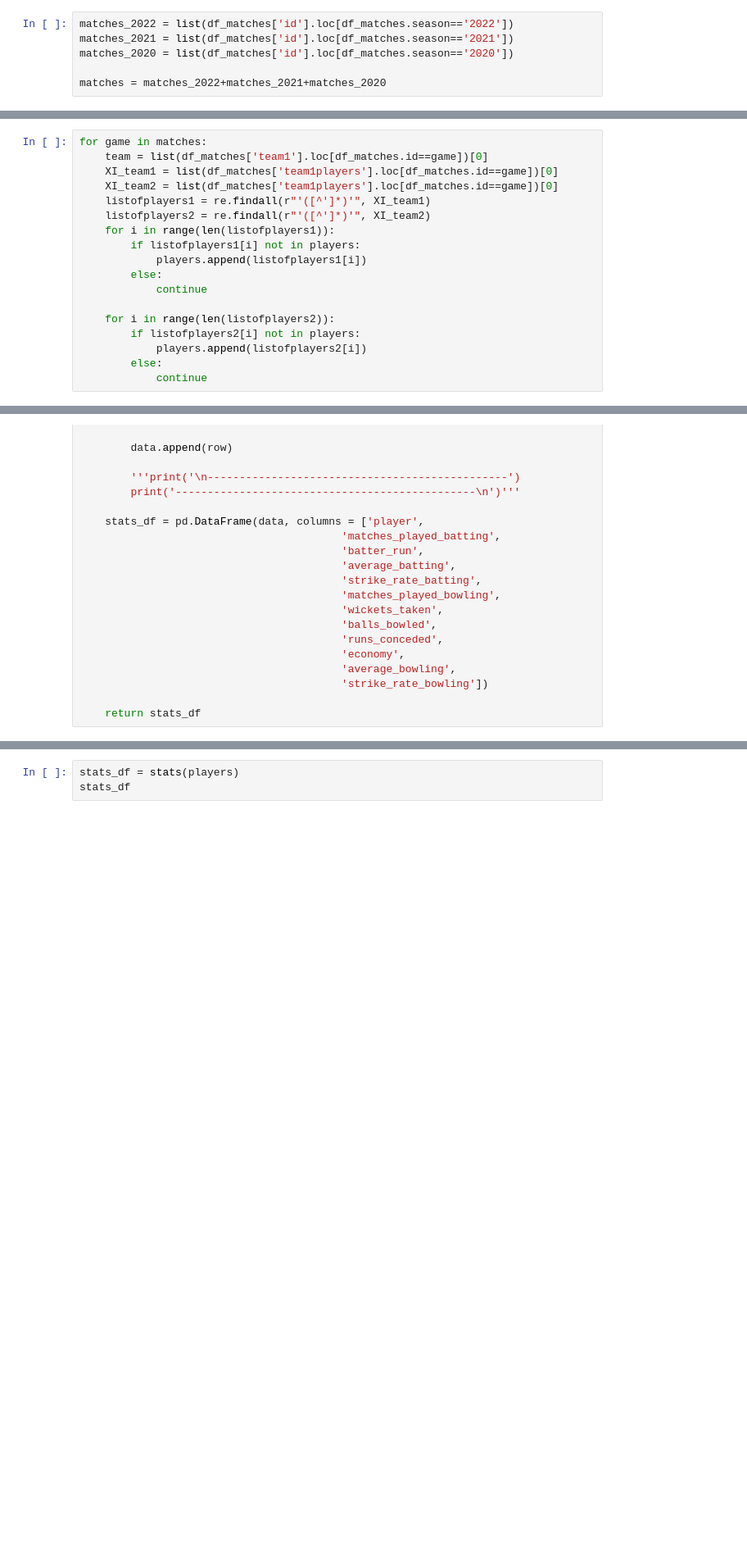
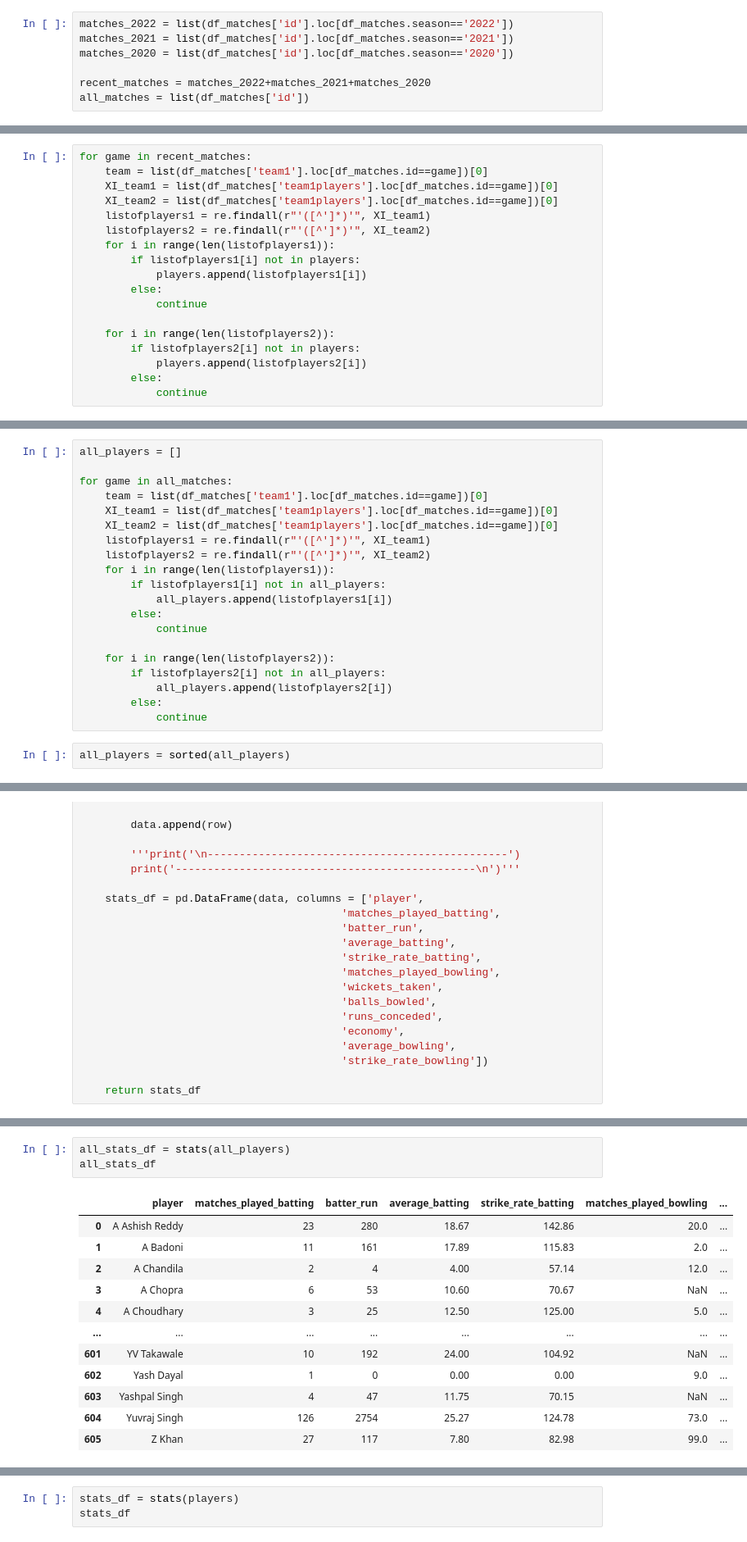
Before and after one commit to TeamEpicProjects/Predictive-Analytics-for-Sports, a Jupyter notebook: Stats_IPL.ipynb, the cells around one changed output, grey strips where cells are left out. Shown: that part at 82% size. Drawn from its saved outputs; the diff is of its cells as text; blank space fills up the shorter version.

```diff
--- a/Stats_IPL.ipynb
+++ b/Stats_IPL.ipynb
@@ -169,7 +179,8 @@ matches_2022 = list(df_matches['id'].loc[df_matches.season=='2022'])
 matches_2021 = list(df_matches['id'].loc[df_matches.season=='2021'])
 matches_2020 = list(df_matches['id'].loc[df_matches.season=='2020'])
 
-matches = matches_2022+matches_2021+matches_2020
+recent_matches = matches_2022+matches_2021+matches_2020
+all_matches = list(df_matches['id'])
 # %%
 teams = ['Rajasthan Royals',
          'Royal Challengers Bangalore',
@@ -184,7 +203,7 @@ teams = ['Rajasthan Royals',
 
 players = []
 # %%
-for game in matches:
+for game in recent_matches:
     team = list(df_matches['team1'].loc[df_matches.id==game])[0]
     XI_team1 = list(df_matches['team1players'].loc[df_matches.id==game])[0]
     XI_team2 = list(df_matches['team1players'].loc[df_matches.id==game])[0]
@@ -203,6 +222,28 @@ for game in matches:
             continue
 # %%
 players=sorted(players)
+# %%
+all_players = []
+
+for game in all_matches:
+    team = list(df_matches['team1'].loc[df_matches.id==game])[0]
+    XI_team1 = list(df_matches['team1players'].loc[df_matches.id==game])[0]
+    XI_team2 = list(df_matches['team1players'].loc[df_matches.id==game])[0]
+    listofplayers1 = re.findall(r"'([^']*)'", XI_team1)
+    listofplayers2 = re.findall(r"'([^']*)'", XI_team2)
+    for i in range(len(listofplayers1)):
+        if listofplayers1[i] not in all_players:
+            all_players.append(listofplayers1[i])
+        else:
+            continue
+
+    for i in range(len(listofplayers2)):
+        if listofplayers2[i] not in all_players:
+            all_players.append(listofplayers2[i])
+        else:
+            continue
+# %%
+all_players = sorted(all_players)
 # %%
 #mydict = {i:players.count(i) for i in players}
 #mydict
@@ -330,0 +372,16 @@ def stats(players):
+# %%
+all_stats_df = stats(all_players)
+all_stats_df
+# %% [output]
+|  | player | matches_played_batting | batter_run | average_batting | strike_rate_batting | matches_played_bowling | ... |
+| 0 | A Ashish Reddy | 23 | 280 | 18.67 | 142.86 | 20.0 | ... |
+| 1 | A Badoni | 11 | 161 | 17.89 | 115.83 | 2.0 | ... |
+| 2 | A Chandila | 2 | 4 | 4.00 | 57.14 | 12.0 | ... |
+| 3 | A Chopra | 6 | 53 | 10.60 | 70.67 | NaN | ... |
+| 4 | A Choudhary | 3 | 25 | 12.50 | 125.00 | 5.0 | ... |
+| ... | ... | ... | ... | ... | ... | ... | ... |
+| 601 | YV Takawale | 10 | 192 | 24.00 | 104.92 | NaN | ... |
+| 602 | Yash Dayal | 1 | 0 | 0.00 | 0.00 | 9.0 | ... |
+| 603 | Yashpal Singh | 4 | 47 | 11.75 | 70.15 | NaN | ... |
+| 604 | Yuvraj Singh | 126 | 2754 | 25.27 | 124.78 | 73.0 | ... |
+| 605 | Z Khan | 27 | 117 | 7.80 | 82.98 | 99.0 | ... |
```
Also changed, not shown: parts of 14 cells of this notebook.
